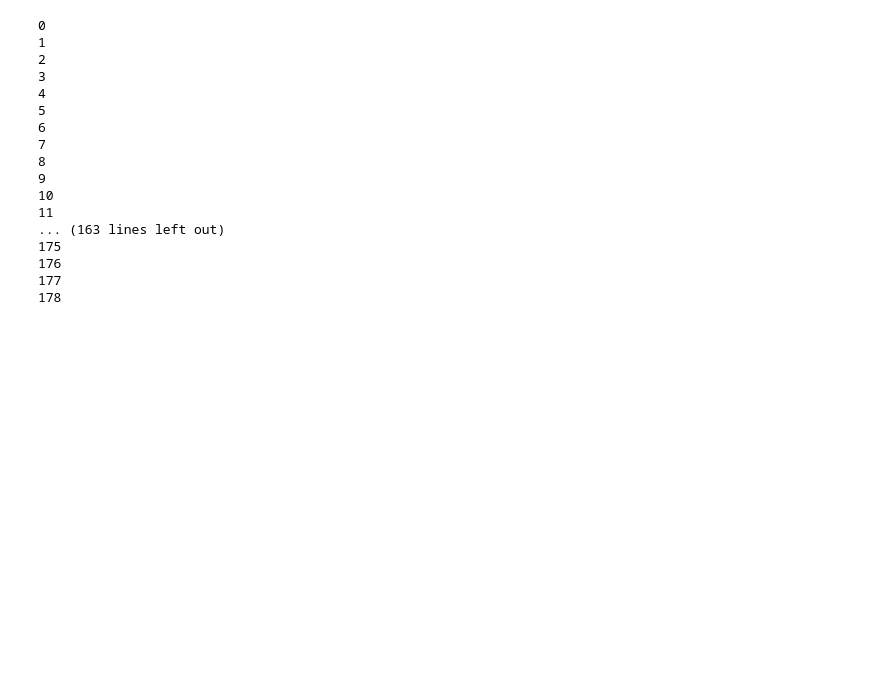
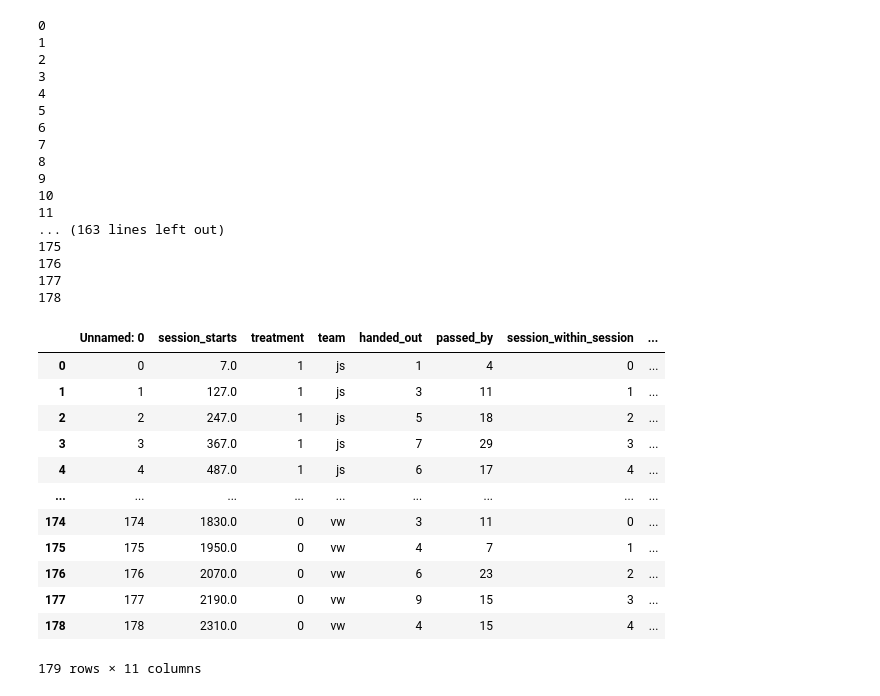
Before and after one commit to julianstrietzel/experiments_power_analysis, a Jupyter notebook: exp_2/data_formation.ipynb, the cells around one changed output. Cells and saved outputs as stored; diff of their text form; code cells hidden in the pictures; blank space fills up the shorter version.

```diff
--- a/exp_2/data_formation.ipynb
+++ b/exp_2/data_formation.ipynb
@@ -539,0 +544,16 @@ combined.to_csv("5_sessions_combined.csv")
+# %%
+combined
+# %% [output]
+|  | Unnamed: 0 | session_starts | treatment | team | handed_out | passed_by | session_within_session | ... |
+| 0 | 0 | 7.0 | 1 | js | 1 | 4 | 0 | ... |
+| 1 | 1 | 127.0 | 1 | js | 3 | 11 | 1 | ... |
+| 2 | 2 | 247.0 | 1 | js | 5 | 18 | 2 | ... |
+| 3 | 3 | 367.0 | 1 | js | 7 | 29 | 3 | ... |
+| 4 | 4 | 487.0 | 1 | js | 6 | 17 | 4 | ... |
+| ... | ... | ... | ... | ... | ... | ... | ... | ... |
+| 174 | 174 | 1830.0 | 0 | vw | 3 | 11 | 0 | ... |
+| 175 | 175 | 1950.0 | 0 | vw | 4 | 7 | 1 | ... |
+| 176 | 176 | 2070.0 | 0 | vw | 6 | 23 | 2 | ... |
+| 177 | 177 | 2190.0 | 0 | vw | 9 | 15 | 3 | ... |
+| 178 | 178 | 2310.0 | 0 | vw | 4 | 15 | 4 | ... |
+179 rows × 11 columns
```
Also changed, not shown: parts of 7 cells of this notebook, 3 other files.
